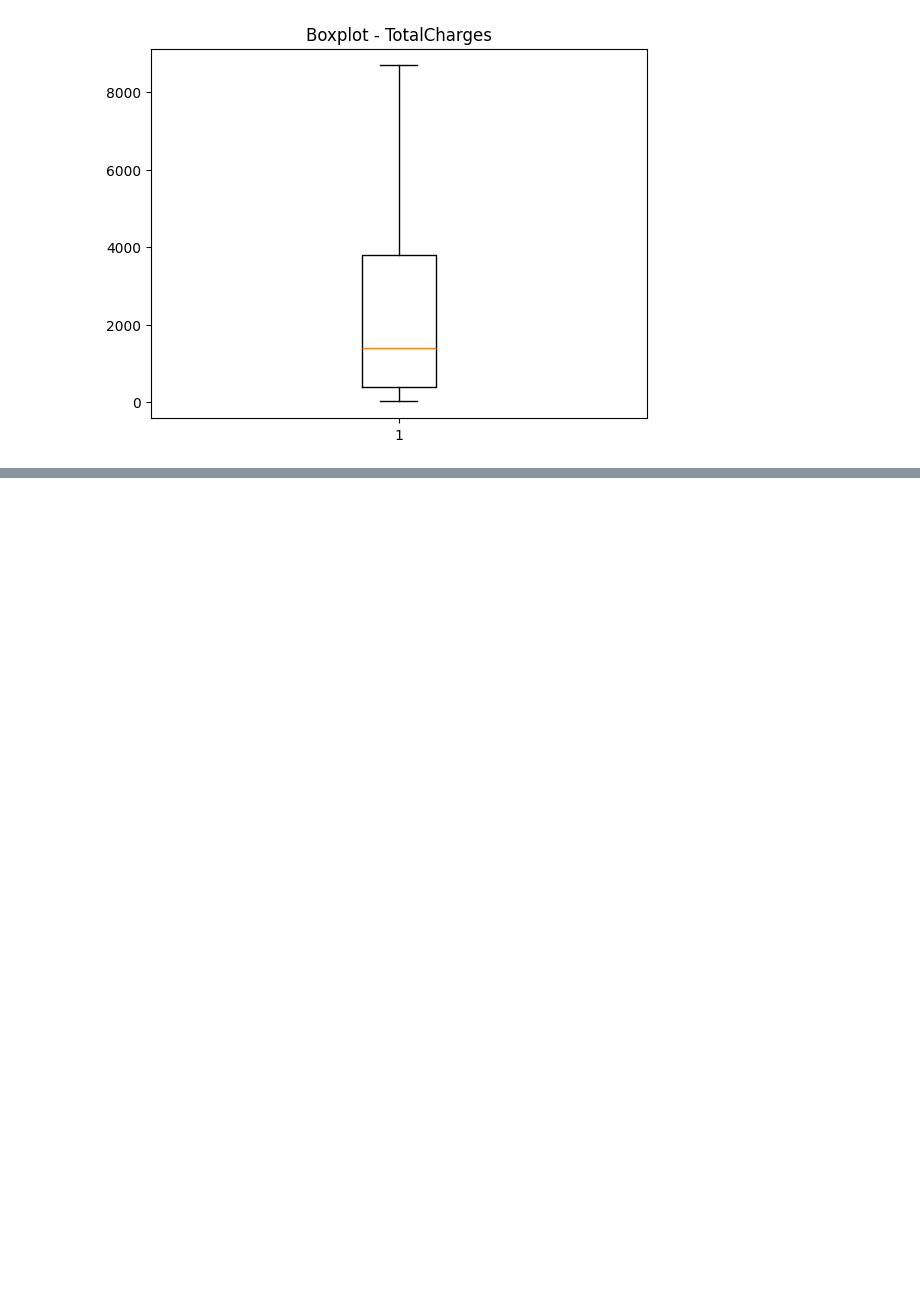
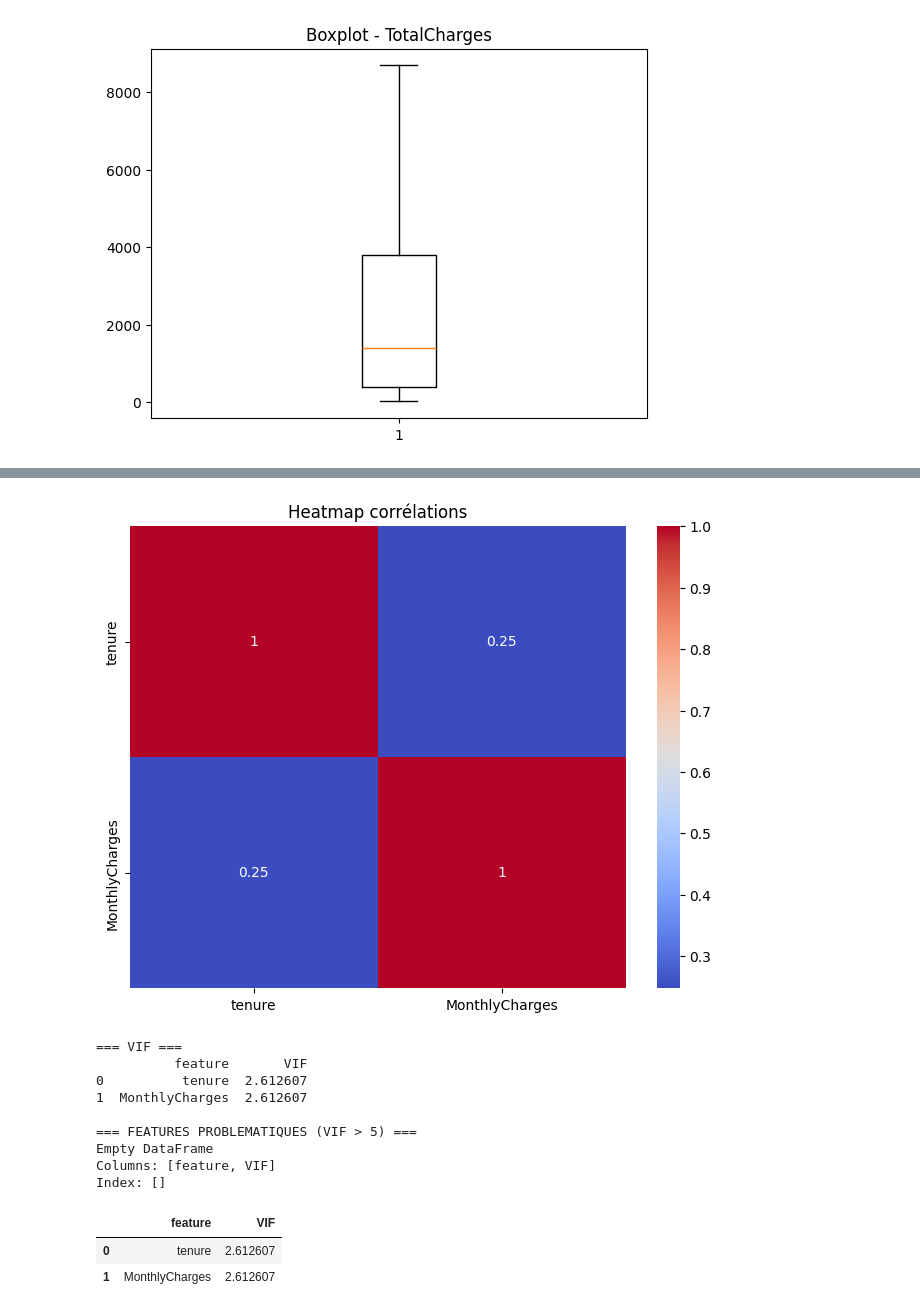
Before and after one commit to amanilayouni/arene-des-algos--Amani_LAYOUNI-, a Jupyter notebook: telco_churn.ipynb, the cells around one changed output, grey strips where cells are left out. Saved outputs shown, nothing was run; the diff lists cells and outputs as text; code cells hidden in the pictures; blank space fills up the shorter version.

```diff
--- a/telco_churn.ipynb
+++ b/telco_churn.ipynb
@@ -310,0 +385,17 @@ outliers: 0
+# %%
+df_reduit = df.copy().drop(columns=["TotalCharges"])
+rapport_multicolinearite(df_reduit, ["tenure", "MonthlyCharges"])
+# %% [output]
+[figure, added]
+=== VIF ===
+          feature       VIF
+0          tenure  2.612607
+1  MonthlyCharges  2.612607
+
+=== FEATURES PROBLEMATIQUES (VIF > 5) ===
+Empty DataFrame
+Columns: [feature, VIF]
+Index: []
+|  | feature | VIF |
+| 0 | tenure | 2.612607 |
+| 1 | MonthlyCharges | 2.612607 |
```
Also changed, not shown: parts of 4 cells of this notebook.
